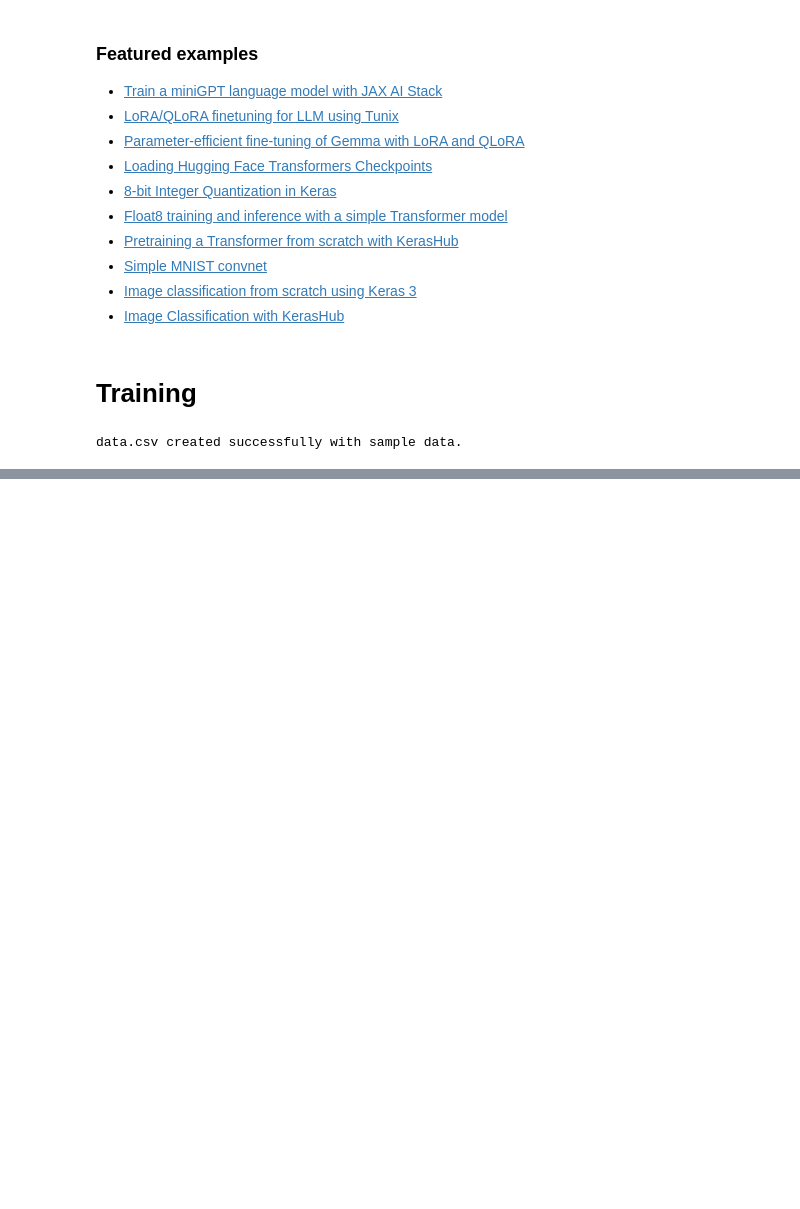
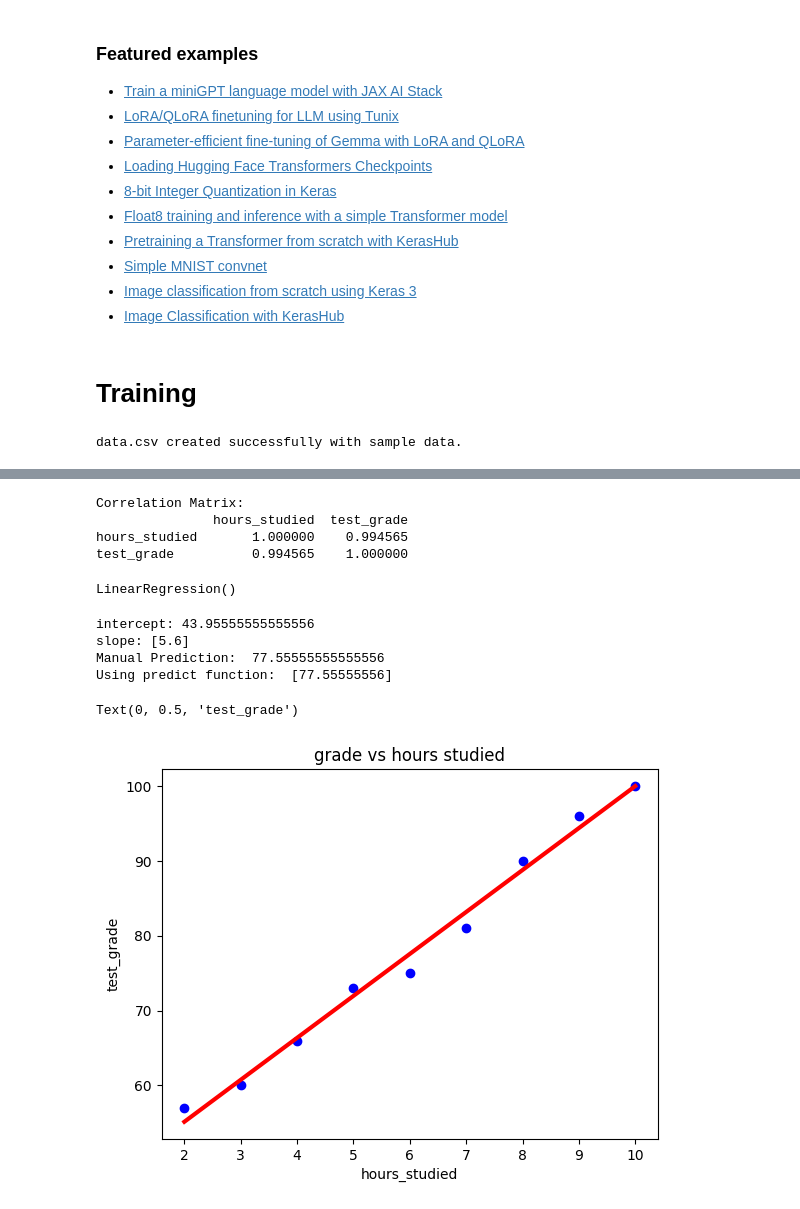
Before and after one commit to imrgithub/GenAILabs, a Jupyter notebook: Training.ipynb, the cells around one changed output, grey strips where cells are left out. Saved outputs shown, nothing was run; the diff lists cells and outputs as text; code cells hidden in the pictures; blank space fills up the shorter version.

Commit message:
Step by step calculating prediction, r2 and rms

```diff
--- a/Training.ipynb
+++ b/Training.ipynb
@@ -234,0 +255,39 @@ data.csv created successfully with sample data.
+# %%
+print("Correlation Matrix:")
+print(df.corr())
+# %% [output]
+Correlation Matrix:
+               hours_studied  test_grade
+hours_studied       1.000000    0.994565
+test_grade          0.994565    1.000000
+# %%
+import sklearn.linear_model as lm
+lr = lm.LinearRegression()
+# %%
+x=df.hours_studied.values[:, np.newaxis]
+y=df.test_grade.values
+lr.fit(x,y)
+# %% [output]
+LinearRegression()
+# %%
+print('intercept:', lr.intercept_)
+print('slope:', lr.coef_)
+
+print("Manual Prediction: ", 5.6*6+43.95555555555556) #y=mx+c
+print("Using predict function: ", lr.predict([[6]]))
+# %% [output]
+intercept: 43.95555555555556
+slope: [5.6]
+Manual Prediction:  77.55555555555556
+Using predict function:  [77.55555556]
+# %%
+import matplotlib.pyplot as plt
+
+plt.scatter(x,y, color='blue')
+plt.plot(x, lr.predict(x), color='red', linewidth=3)
+plt.title('grade vs hours studied')
+plt.xlabel('hours_studied')
+plt.ylabel('test_grade')
+# %% [output]
+Text(0, 0.5, 'test_grade')
+[figure, added]
```
Also changed, not shown: parts of 4 cells of this notebook.
